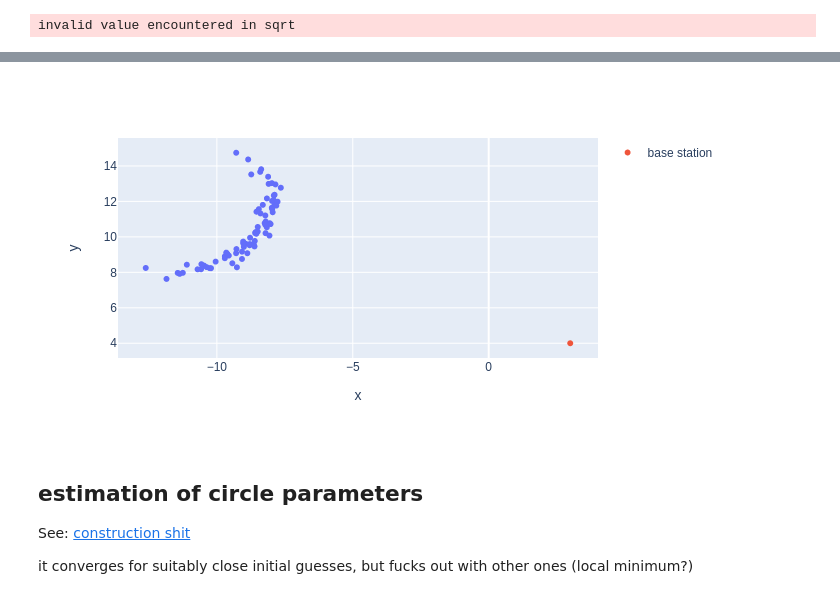
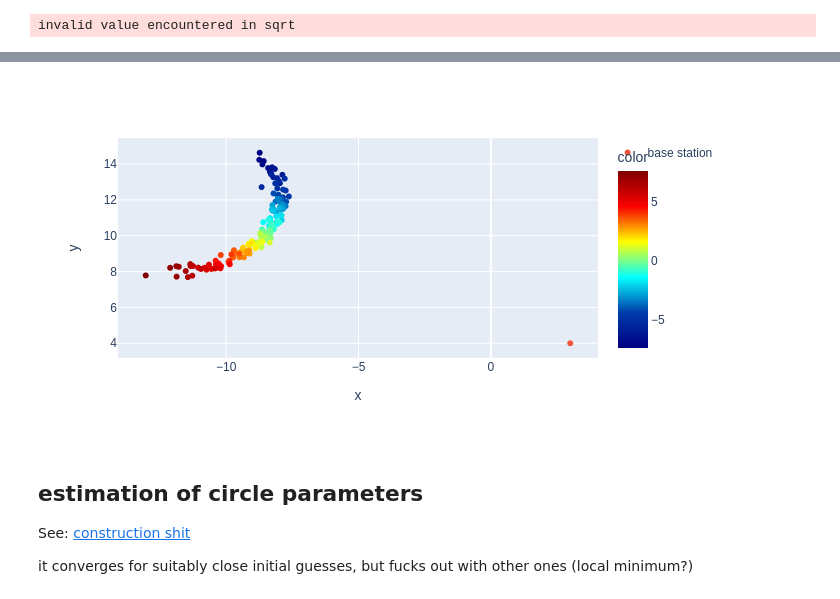
Before and after one commit to lprib/enel420-mle, a Jupyter notebook: radar2.ipynb, the cells around one changed output, grey strips where cells are left out. Saved outputs shown, nothing was run; the diff lists cells and outputs as text; code cells hidden in the pictures.

```diff
--- a/radar2.ipynb
+++ b/radar2.ipynb
@@ -4,7 +4,7 @@ import plotly.express as px
 from scipy import stats, optimize
 # %%
 objects = [
-    {"x": -12, "y": 12, "r": 4}
+    {"x": -12, "y": 12, "r": 4, "spin": 8}
 ]
 
 radar_x = 3
@@ -20,9 +20,11 @@ fig.show()
 # %% [output]
 [figure]
 # %%
-num_angles = 1000
+num_angles = 2000
 point_xs = []
 point_ys = []
+point_vs = []
+point_angles = []
 
 for angle in np.linspace(0, 2*np.pi, num_angles):
     Dx = np.cos(angle)
@@ -44,15 +46,30 @@ for angle in np.linspace(0, 2*np.pi, num_angles):
 
         t = min(tca+thc, tca-thc)
         if t < min_t:
-            hx = radar_x + Dx * t + np.random.normal(scale=0.2)
-            hy = radar_y + Dy * t + np.random.normal(scale=0.2)
-            hit = (hx, hy)
+            hx = radar_x + Dx * t
+            hy = radar_y + Dy * t
+            # Calculate velocity in the direction of the radar
+            hit_angle = np.arctan2(hx - obj["x"], hy-obj["y"])
+            incident_angle = np.arctan2(radar_x - obj["x"], radar_y - obj["y"])
+            d_angle = np.arctan2(
+                np.sin(hit_angle - incident_angle),
+                np.cos(hit_angle - incident_angle)
+            )
+            velo = obj["spin"] * np.sin(d_angle)
+
+            hx_noise = hx + np.random.normal(scale=0.2)
+            hy_noise = hy + np.random.normal(scale=0.2)
+            hit = (hx_noise, hy_noise, velo, angle)
             min_t = t
     if hit is not None:
         point_xs.append(hit[0])
         point_ys.append(hit[1])
+        point_vs.append(hit[2])
+        point_angles.append(hit[3])
 
 point_xs = np.array(point_xs)
 point_ys = np.array(point_ys)
+point_vs = np.array(point_vs)
+point_angles = np.array(point_angles)
 # %% [output]
 invalid value encountered in sqrt
@@ -59,10 +81,10 @@ invalid value encountered in sqrt
 # %%
-fig = px.scatter(x=point_xs, y=point_ys)
+fig = px.scatter(x=point_xs, y=point_ys, color=point_vs, color_continuous_scale="Jet")
 fig.add_scatter(x=[radar_x], y=[radar_y], mode="markers", name="base station")
 
 fig.show()
 # %% [output]
-[figure, old version]
+[figure, new version]
 # %% [markdown]
 ## estimation of circle parameters
 See: [construction shit](https://www.iaarc.org/publications/fulltext/S17-2.pdf)
```
Also changed, not shown: parts of 1 cell of this notebook.
